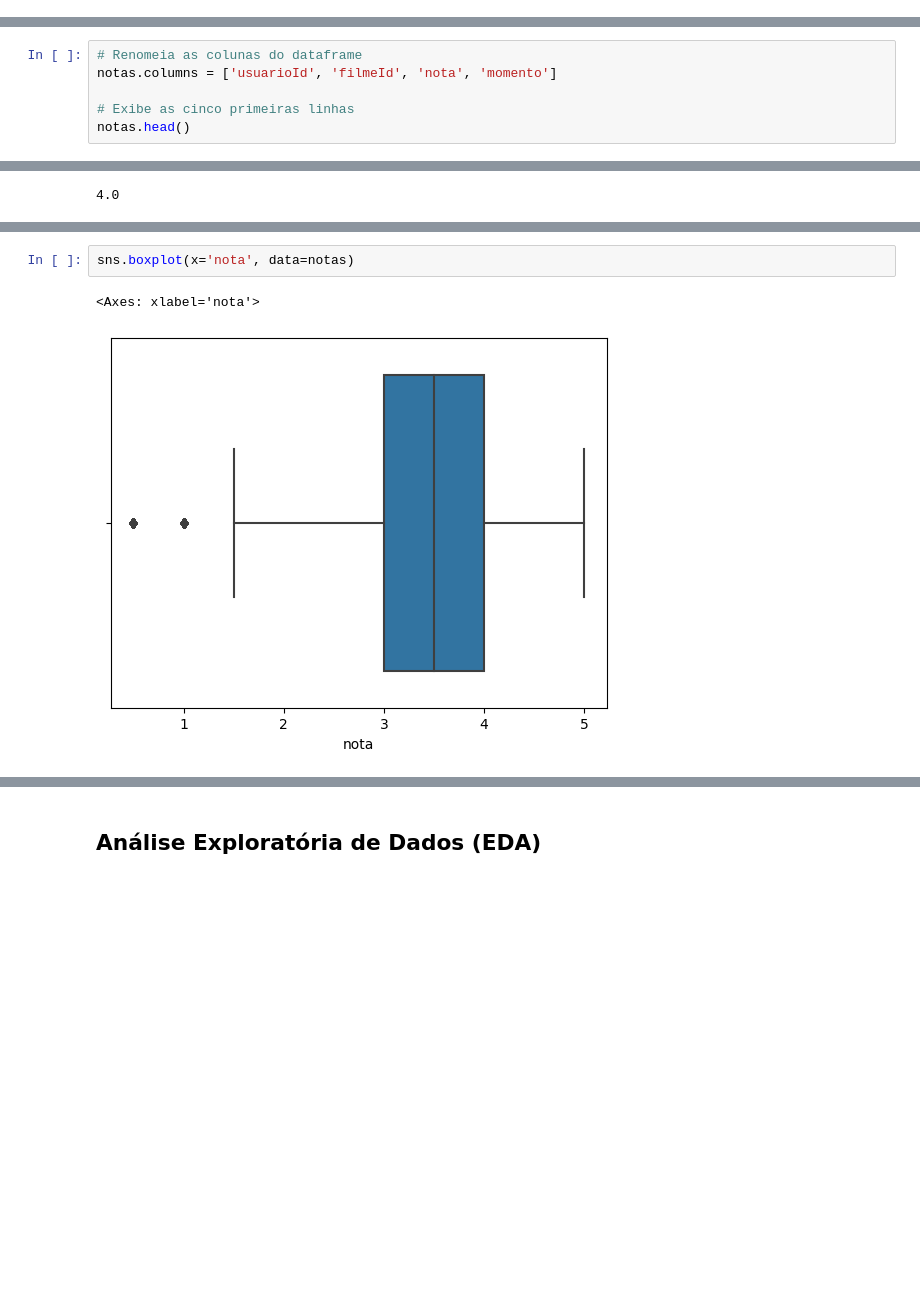
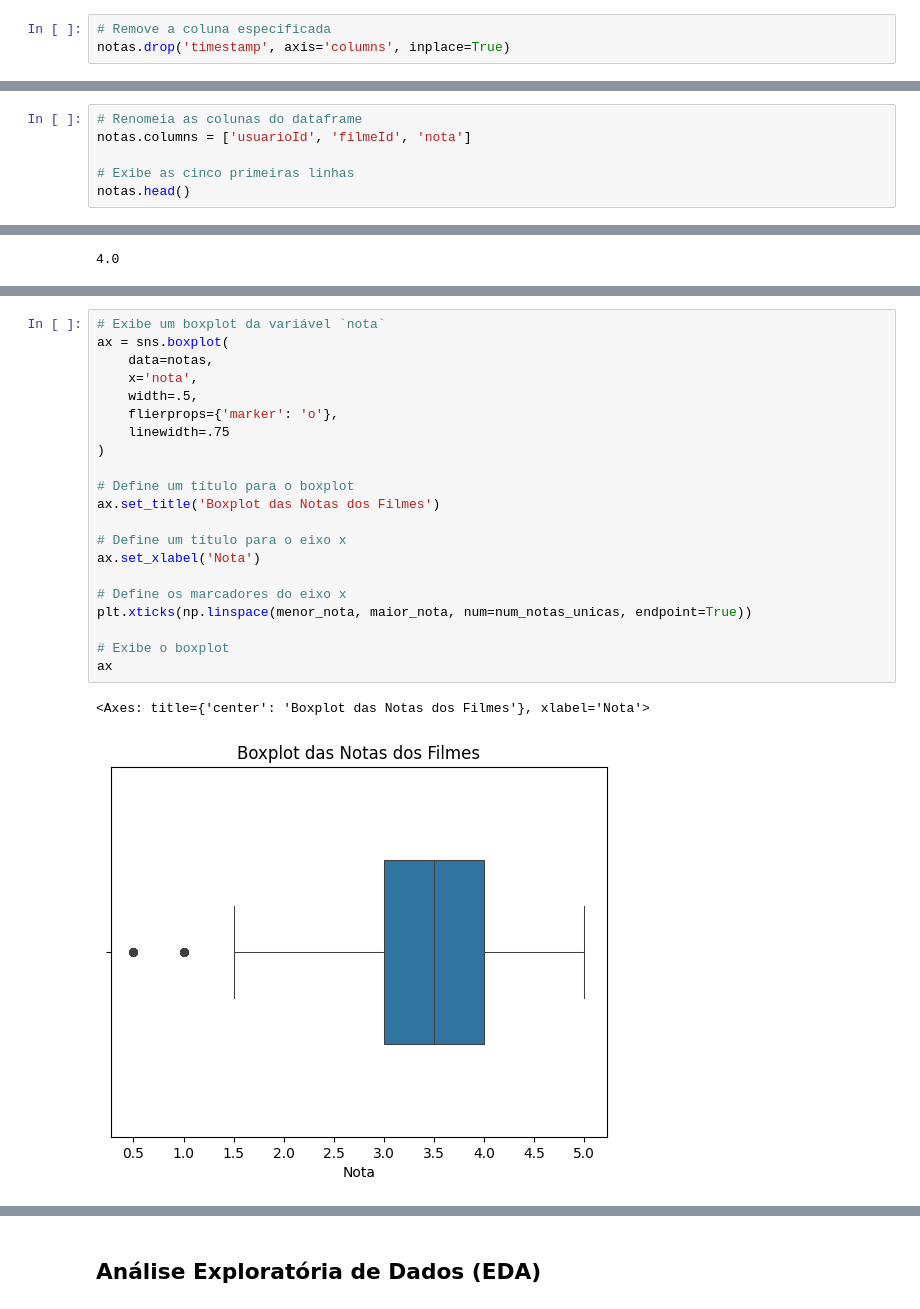
Before and after one commit to diego-torres-coder/Analise-Exploratoria-de-Dados-com-o-TMDB-5000, a Jupyter notebook: Introdução a Data Science.ipynb, the cells around one changed output, grey strips where cells are left out. Cells and saved outputs as stored; diff of their text form; blank space fills up the shorter version.

```diff
--- a/Introdução a Data Science.ipynb
+++ b/Introdução a Data Science.ipynb
@@ -18,3 +29,6 @@ notas.head()
 | 2 | 1 | 6 | 4.0 | 964982224 |
 | 3 | 1 | 47 | 5.0 | 964983815 |
 | 4 | 1 | 50 | 5.0 | 964982931 |
+# %%
+# Remove a coluna especificada
+notas.drop('timestamp', axis='columns', inplace=True)
@@ -30,6 +51,6 @@ Há 100836 linhas distribuídas ao longo de 4 colunas.
 # %%
 # Renomeia as colunas do dataframe
-notas.columns = ['usuarioId', 'filmeId', 'nota', 'momento']
+notas.columns = ['usuarioId', 'filmeId', 'nota']
 
 # Exibe as cinco primeiras linhas
 notas.head()
@@ -122,5 +223,24 @@ import seaborn as sns
 # %%
-sns.boxplot(x='nota', data=notas)
+# Exibe um boxplot da variável `nota`
+ax = sns.boxplot(
+    data=notas,
+    x='nota',
+    width=.5,
+    flierprops={'marker': 'o'},
+    linewidth=.75
+)
+
+# Define um título para o boxplot
+ax.set_title('Boxplot das Notas dos Filmes')
+
+# Define um título para o eixo x
+ax.set_xlabel('Nota')
+
+# Define os marcadores do eixo x
+plt.xticks(np.linspace(menor_nota, maior_nota, num=num_notas_unicas, endpoint=True))
+
+# Exibe o boxplot
+ax
 # %% [output]
-<Axes: xlabel='nota'>
+<Axes: title={'center': 'Boxplot das Notas dos Filmes'}, xlabel='Nota'>
-[figure, old version]
+[figure, new version]
```
Also changed, not shown: parts of 56 cells of this notebook.
